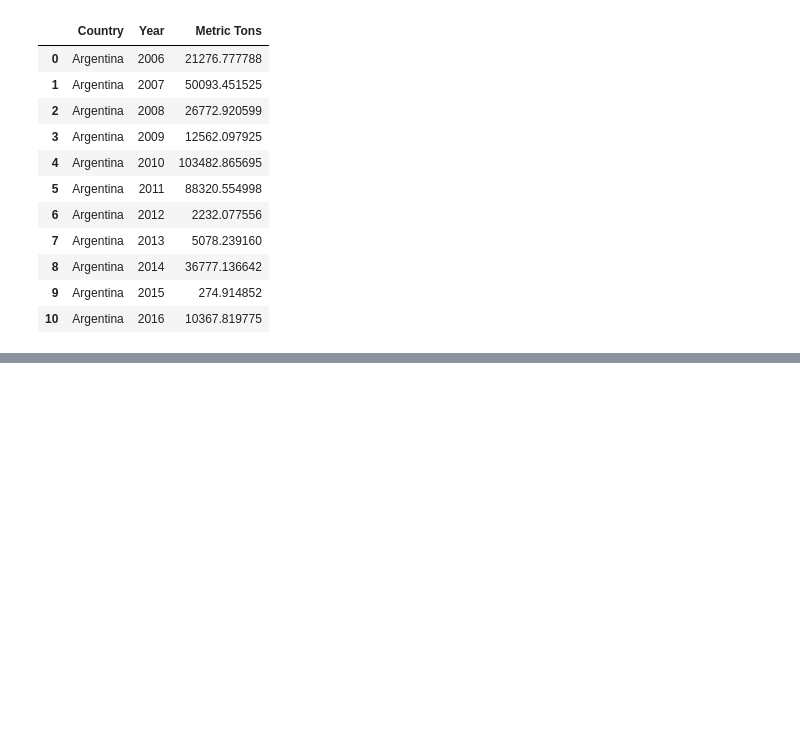
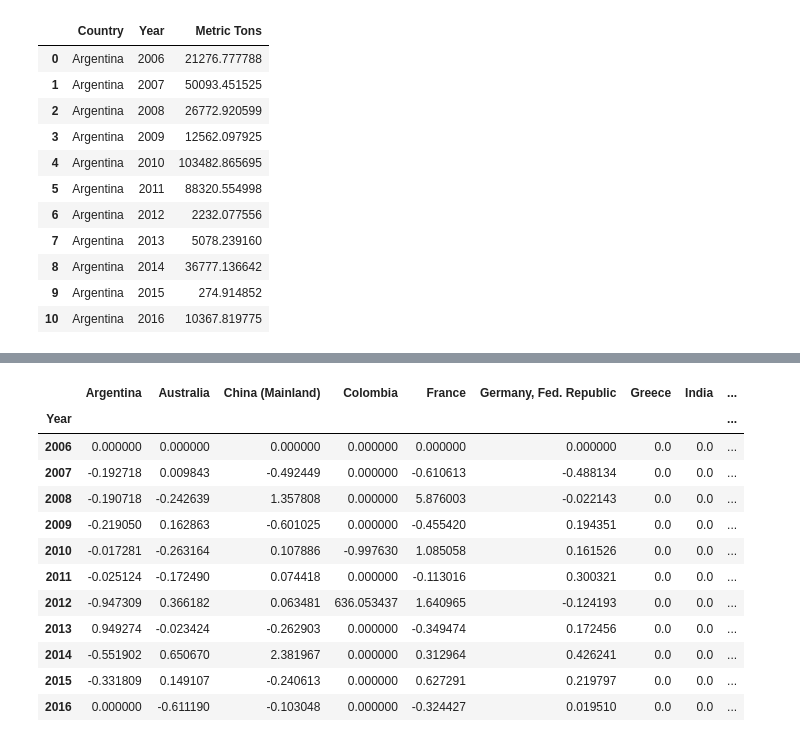
Before and after one commit to cmboone2005/Project1, a Jupyter notebook: DataSets/p_branch_graphs.ipynb, the cells around one changed output, grey strips where cells are left out. Saved outputs shown, nothing was run; the diff lists cells and outputs as text; code cells hidden in the pictures; blank space fills up the shorter version.

```diff
--- a/DataSets/p_branch_graphs.ipynb
+++ b/DataSets/p_branch_graphs.ipynb
@@ -1522,0 +1346,18 @@ new_country_export.get_group('Argentina')
+# %%
+# for whole dataframe
+total_import = total_import.replace(np.nan, 0)
+total_import
+# %% [output]
+|  | Argentina | Australia | China (Mainland) | Colombia | France | Germany, Fed. Republic | Greece | India | ... |
+| Year |  |  |  |  |  |  |  |  | ... |
+| 2006 | 0.000000 | 0.000000 | 0.000000 | 0.000000 | 0.000000 | 0.000000 | 0.0 | 0.0 | ... |
+| 2007 | -0.192718 | 0.009843 | -0.492449 | 0.000000 | -0.610613 | -0.488134 | 0.0 | 0.0 | ... |
+| 2008 | -0.190718 | -0.242639 | 1.357808 | 0.000000 | 5.876003 | -0.022143 | 0.0 | 0.0 | ... |
+| 2009 | -0.219050 | 0.162863 | -0.601025 | 0.000000 | -0.455420 | 0.194351 | 0.0 | 0.0 | ... |
+| 2010 | -0.017281 | -0.263164 | 0.107886 | -0.997630 | 1.085058 | 0.161526 | 0.0 | 0.0 | ... |
+| 2011 | -0.025124 | -0.172490 | 0.074418 | 0.000000 | -0.113016 | 0.300321 | 0.0 | 0.0 | ... |
+| 2012 | -0.947309 | 0.366182 | 0.063481 | 636.053437 | 1.640965 | -0.124193 | 0.0 | 0.0 | ... |
+| 2013 | 0.949274 | -0.023424 | -0.262903 | 0.000000 | -0.349474 | 0.172456 | 0.0 | 0.0 | ... |
+| 2014 | -0.551902 | 0.650670 | 2.381967 | 0.000000 | 0.312964 | 0.426241 | 0.0 | 0.0 | ... |
+| 2015 | -0.331809 | 0.149107 | -0.240613 | 0.000000 | 0.627291 | 0.219797 | 0.0 | 0.0 | ... |
+| 2016 | 0.000000 | -0.611190 | -0.103048 | 0.000000 | -0.324427 | 0.019510 | 0.0 | 0.0 | ... |
```
Also changed, not shown: parts of 7 cells of this notebook, 6 other files.
